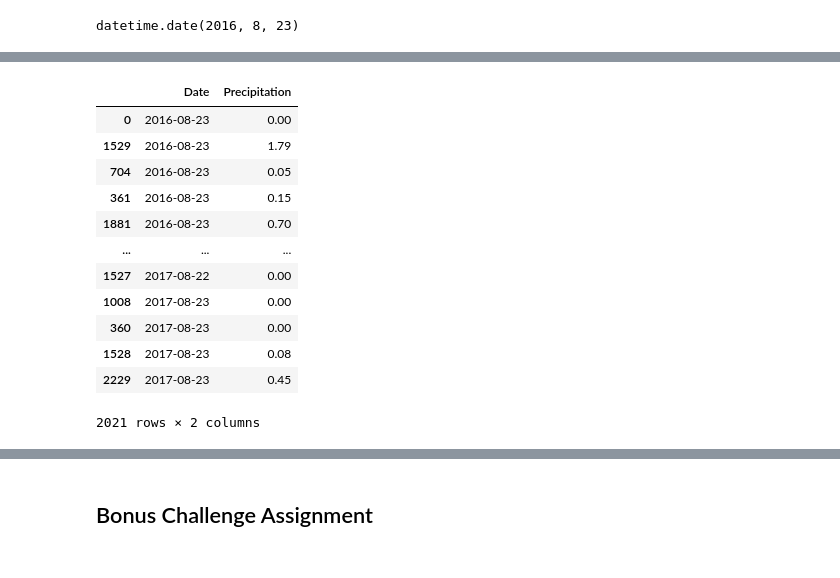
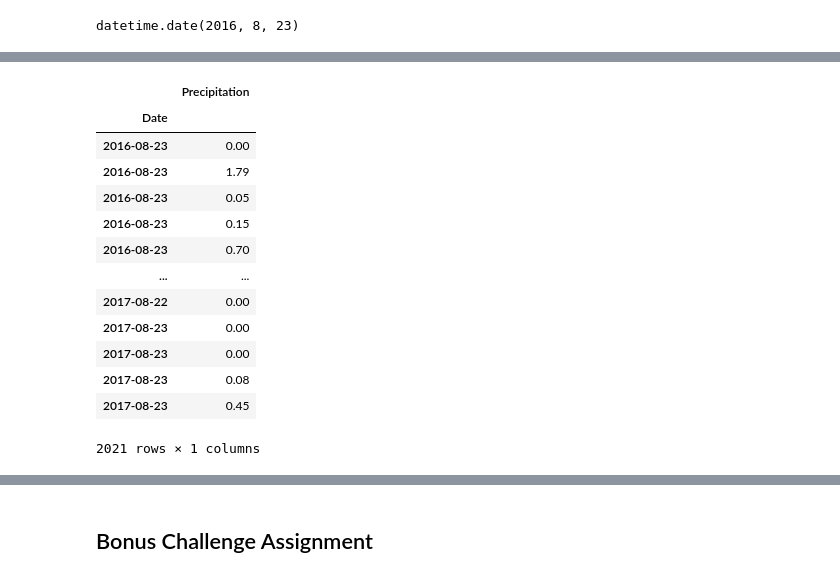
Before and after one commit to skumble27/sqlalchemy-challenge, a Jupyter notebook: Drafts/climate_starter_Draft1.ipynb, the cells around one changed output, grey strips where cells are left out. Cells and saved outputs as stored; diff of their text form; code cells hidden in the pictures.

```diff
--- a/Drafts/climate_starter_Draft1.ipynb
+++ b/Drafts/climate_starter_Draft1.ipynb
@@ -112,8 +110,8 @@ sel = [Measurement.date, Measurement.prcp]
 precipitation_query = session.query(*sel).filter(Measurement.date >= query_date).all()
 # %%
 # Save the query results as a Pandas DataFrame and set the index to the date column
-
 twelve_month_prcp = pd.DataFrame(precipitation_query, columns=['Date', 'Precipitation'])
 
+twelve_month_prcp.set_index('Date', inplace=True)
 twelve_month_prcp.head()
 # %% [output]
@@ -126,2 +125,4 @@ twelve_month_prcp.head()
 # %%
 # Sort the dataframe by date
+twelve_month_prcp = twelve_month_prcp.sort_index(ascending=True)
+twelve_month_prcp
@@ -128,16 +144,19 @@ twelve_month_prcp.head()
 # %%
 # Removing the NaN values
+twelve_month_prcp = twelve_month_prcp.dropna(how='any')
+twelve_month_prcp
 # %% [output]
-|  | Date | Precipitation |
-| 0 | 2016-08-23 | 0.00 |
-| 1529 | 2016-08-23 | 1.79 |
-| 704 | 2016-08-23 | 0.05 |
-| 361 | 2016-08-23 | 0.15 |
-| 1881 | 2016-08-23 | 0.70 |
-| ... | ... | ... |
-| 1527 | 2017-08-22 | 0.00 |
-| 1008 | 2017-08-23 | 0.00 |
-| 360 | 2017-08-23 | 0.00 |
-| 1528 | 2017-08-23 | 0.08 |
-| 2229 | 2017-08-23 | 0.45 |
+|  | Precipitation |
+| Date |  |
+| 2016-08-23 | 0.00 |
+| 2016-08-23 | 1.79 |
+| 2016-08-23 | 0.05 |
+| 2016-08-23 | 0.15 |
+| 2016-08-23 | 0.70 |
+| ... | ... |
+| 2017-08-22 | 0.00 |
+| 2017-08-23 | 0.00 |
+| 2017-08-23 | 0.00 |
+| 2017-08-23 | 0.08 |
+| 2017-08-23 | 0.45 |
-2021 rows × 2 columns
+2021 rows × 1 columns
```
Also changed, not shown: parts of 8 cells of this notebook, 1 other file.
